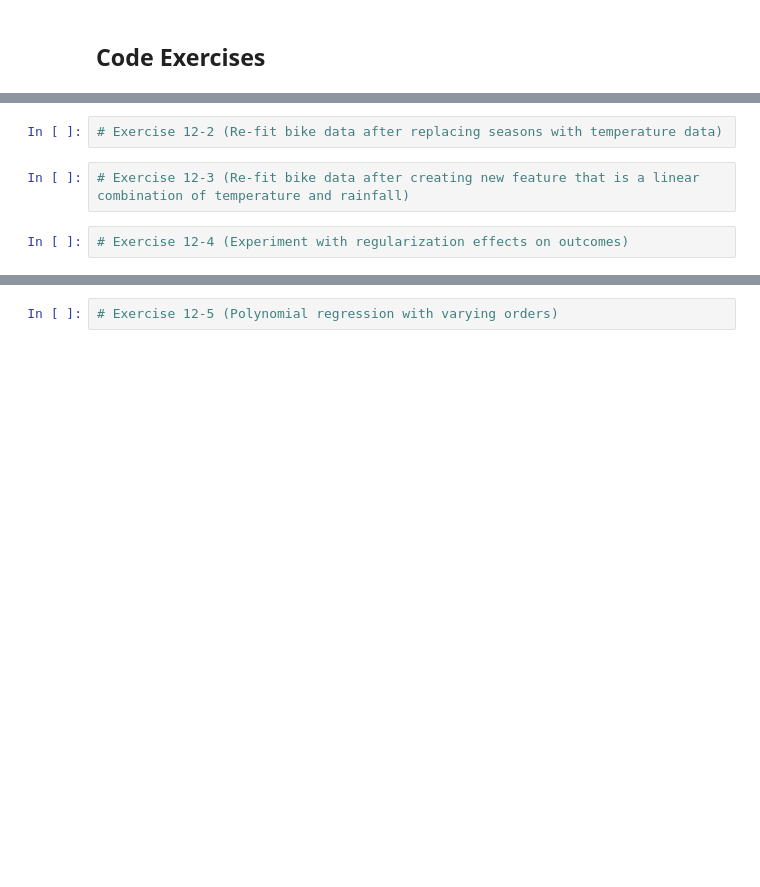
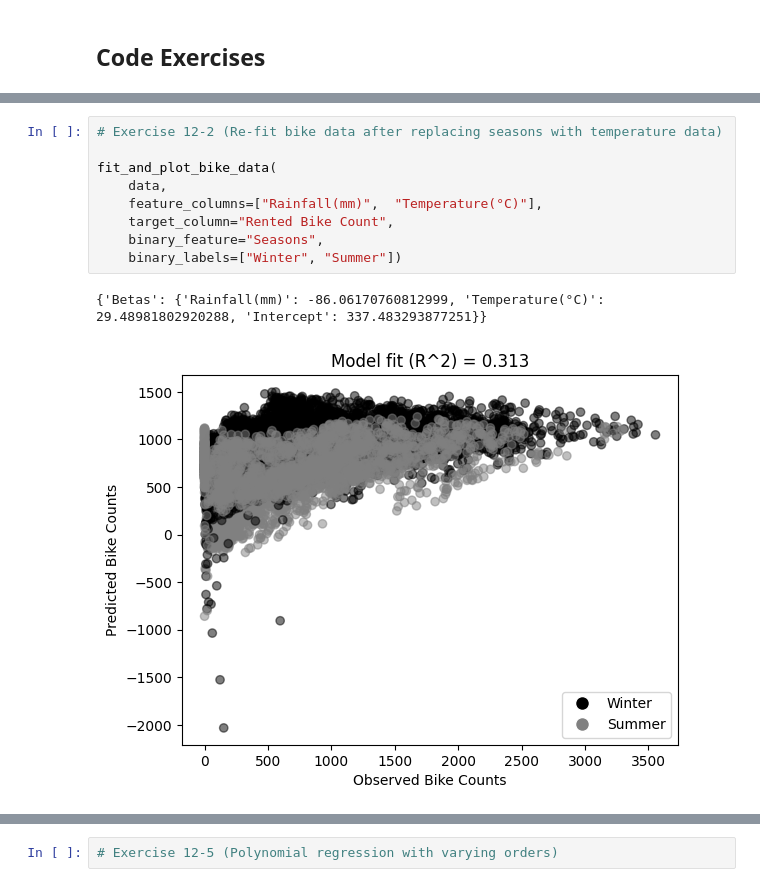
Before and after one commit to MiesnerJacob/practical-linear-algebra-for-data-science, a Jupyter notebook: 12-least-squares-applications.ipynb, the cells around one changed output, grey strips where cells are left out. Drawn from its saved outputs; the diff is of its cells as text; blank space fills up the shorter version.

```diff
--- a/12-least-squares-applications.ipynb
+++ b/12-least-squares-applications.ipynb
@@ -155,6 +224,12 @@ plt.show()
 # %%
 # Exercise 12-2 (Re-fit bike data after replacing seasons with temperature data)
+
+fit_and_plot_bike_data(
+    data,
+    feature_columns=["Rainfall(mm)",  "Temperature(°C)"],
+    target_column="Rented Bike Count",
+    binary_feature="Seasons",
+    binary_labels=["Winter", "Summer"])
+# %% [output]
+{'Betas': {'Rainfall(mm)': -86.06170760812999, 'Temperature(°C)': 29.48981802920288, 'Intercept': 337.483293877251}}
+[figure, added]
-# %%
-# Exercise 12-3 (Re-fit bike data after creating new feature that is a linear combination of temperature and rainfall)
-# %%
-# Exercise 12-4 (Experiment with regularization effects on outcomes)
```
Also changed, not shown: parts of 6 cells of this notebook.
